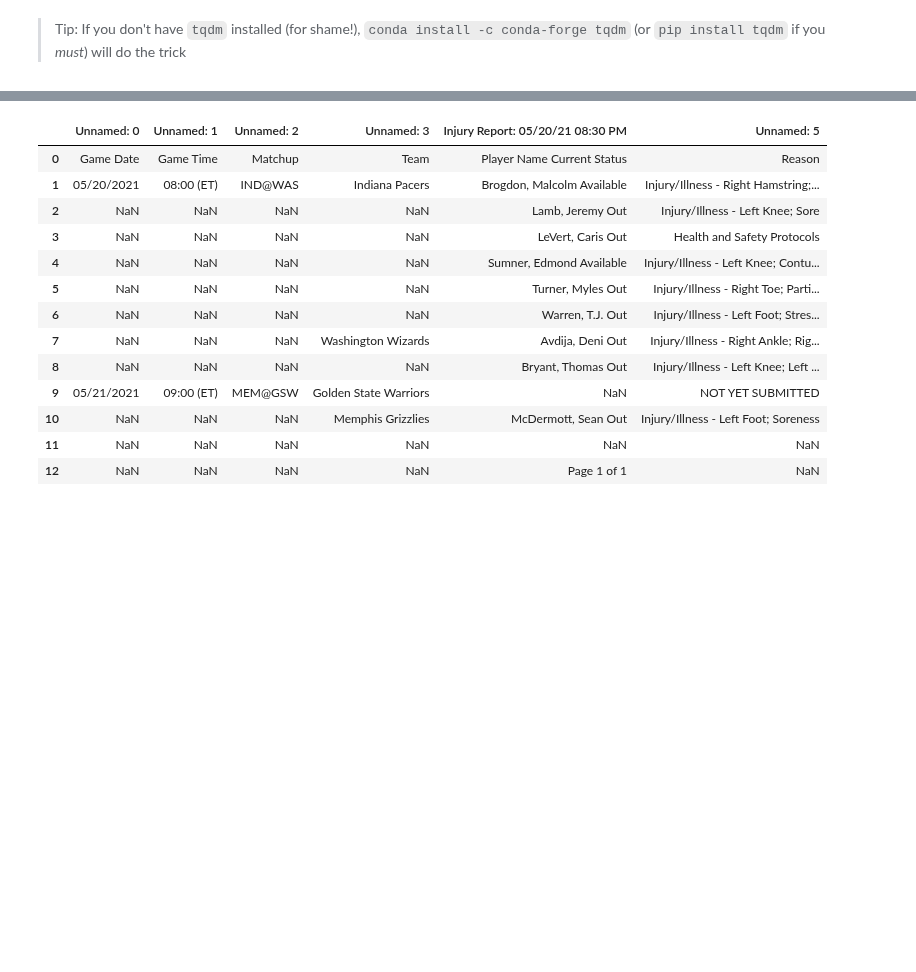
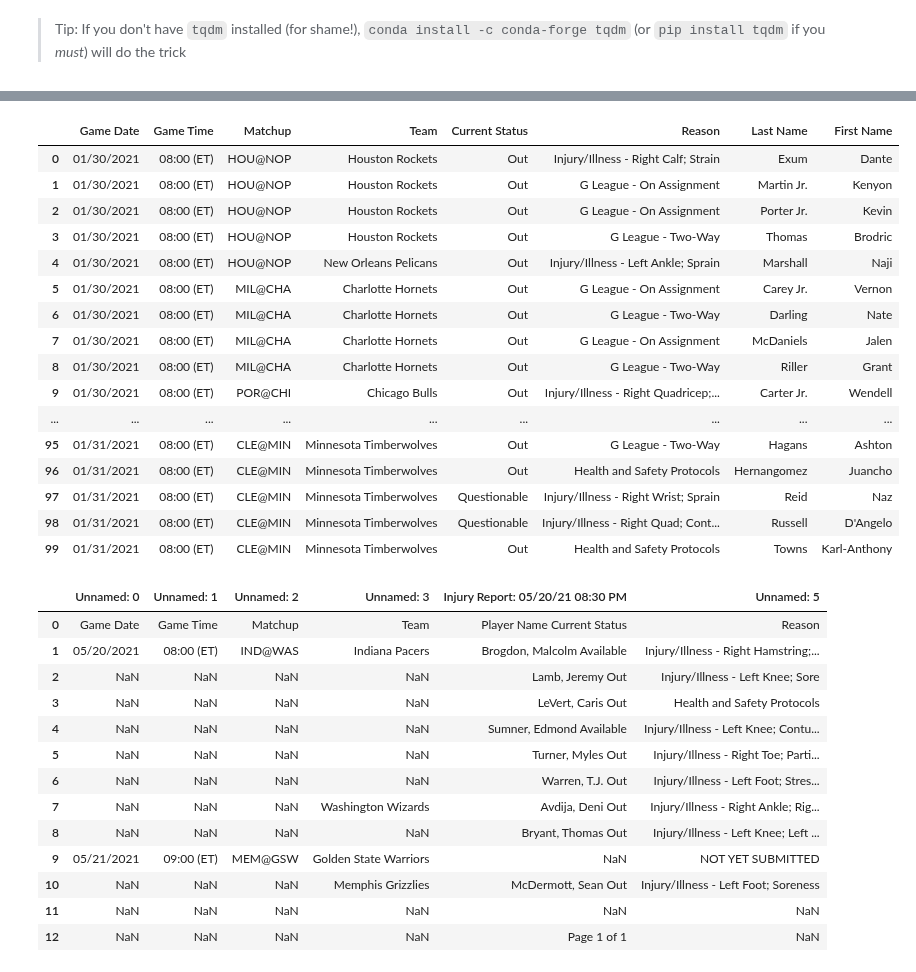
Before and after one commit to jeremyabramson/blog, a Jupyter notebook: _notebooks/2021-07-25-nba-injuries.ipynb, the cells around one changed output, grey strips where cells are left out. Drawn from its saved outputs; the diff is of its cells as text; code cells hidden in the pictures; blank space fills up the shorter version.

```diff
--- a/_notebooks/2021-07-25-nba-injuries.ipynb
+++ b/_notebooks/2021-07-25-nba-injuries.ipynb
@@ -382,3 +418,23 @@ df['Game Time'] = df['Game Time'].fillna(method='pad')
+# %%
+df
+# %% [output]
+|  | Game Date | Game Time | Matchup | Team | Current Status | Reason | Last Name | First Name |
+| 0 | 01/30/2021 | 08:00 (ET) | HOU@NOP | Houston Rockets | Out | Injury/Illness - Right Calf; Strain | Exum | Dante |
+| 1 | 01/30/2021 | 08:00 (ET) | HOU@NOP | Houston Rockets | Out | G League - On Assignment | Martin Jr. | Kenyon |
+| 2 | 01/30/2021 | 08:00 (ET) | HOU@NOP | Houston Rockets | Out | G League - On Assignment | Porter Jr. | Kevin |
+| 3 | 01/30/2021 | 08:00 (ET) | HOU@NOP | Houston Rockets | Out | G League - Two-Way | Thomas | Brodric |
+| 4 | 01/30/2021 | 08:00 (ET) | HOU@NOP | New Orleans Pelicans | Out | Injury/Illness - Left Ankle; Sprain | Marshall | Naji |
+| 5 | 01/30/2021 | 08:00 (ET) | MIL@CHA | Charlotte Hornets | Out | G League - On Assignment | Carey Jr. | Vernon |
+| 6 | 01/30/2021 | 08:00 (ET) | MIL@CHA | Charlotte Hornets | Out | G League - Two-Way | Darling | Nate |
+| 7 | 01/30/2021 | 08:00 (ET) | MIL@CHA | Charlotte Hornets | Out | G League - On Assignment | McDaniels | Jalen |
+| 8 | 01/30/2021 | 08:00 (ET) | MIL@CHA | Charlotte Hornets | Out | G League - Two-Way | Riller | Grant |
+| 9 | 01/30/2021 | 08:00 (ET) | POR@CHI | Chicago Bulls | Out | Injury/Illness - Right Quadricep;... | Carter Jr. | Wendell |
+| ... | ... | ... | ... | ... | ... | ... | ... | ... |
+| 95 | 01/31/2021 | 08:00 (ET) | CLE@MIN | Minnesota Timberwolves | Out | G League - Two-Way | Hagans | Ashton |
+| 96 | 01/31/2021 | 08:00 (ET) | CLE@MIN | Minnesota Timberwolves | Out | Health and Safety Protocols | Hernangomez | Juancho |
+| 97 | 01/31/2021 | 08:00 (ET) | CLE@MIN | Minnesota Timberwolves | Questionable | Injury/Illness - Right Wrist; Sprain | Reid | Naz |
+| 98 | 01/31/2021 | 08:00 (ET) | CLE@MIN | Minnesota Timberwolves | Questionable | Injury/Illness - Right Quad; Cont... | Russell | D'Angelo |
+| 99 | 01/31/2021 | 08:00 (ET) | CLE@MIN | Minnesota Timberwolves | Out | Health and Safety Protocols | Towns | Karl-Anthony |
 # %%
 def clean_injury_report(df):
     df = df.drop(df.loc[df['Game Date'] == 'Game Date'].index).reset_index(drop=True)
```
Also changed, not shown: parts of 16 cells of this notebook.
